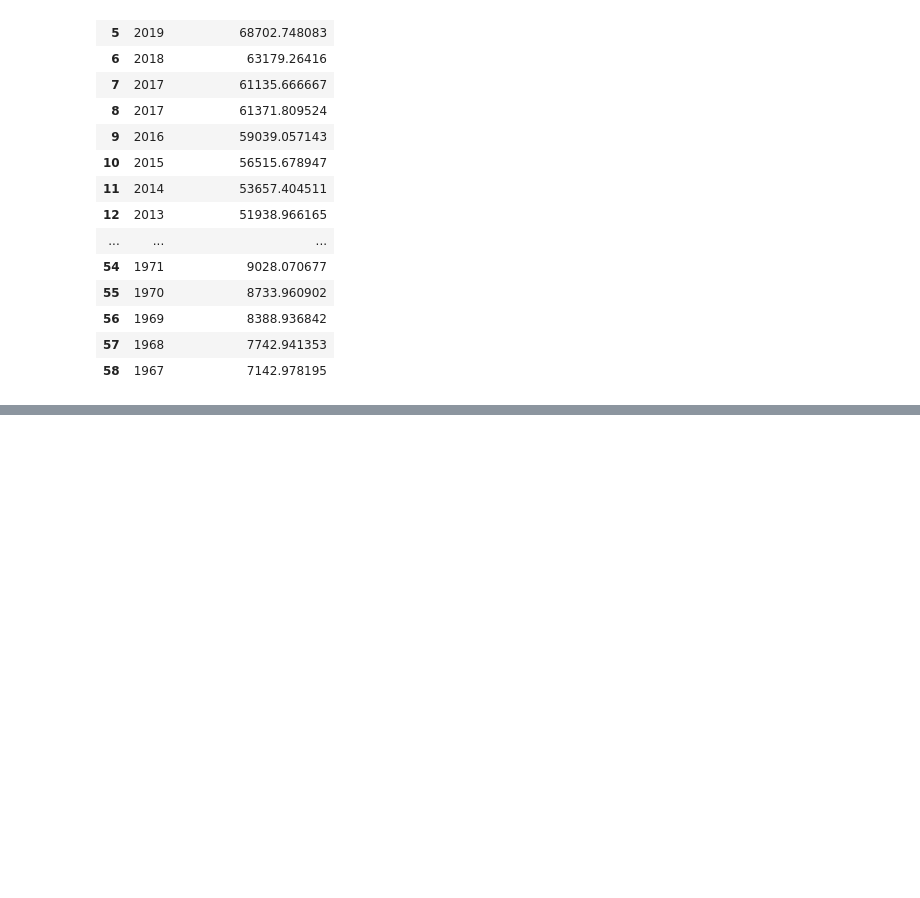
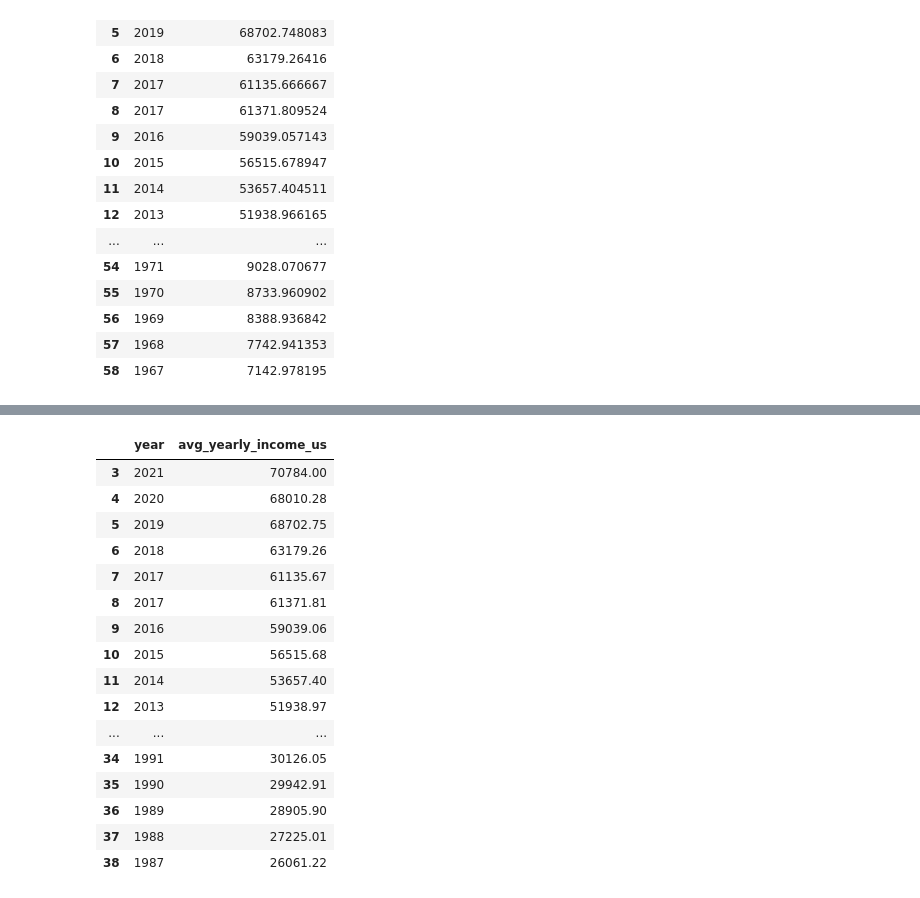
Before and after one commit to KimberlyW618/final_group_project, a Jupyter notebook: code/Median Income in US per year.ipynb, the cells around one changed output, grey strips where cells are left out. Saved outputs shown, nothing was run; the diff lists cells and outputs as text; code cells hidden in the pictures; blank space fills up the shorter version.

```diff
--- a/code/Median Income in US per year.ipynb
+++ b/code/Median Income in US per year.ipynb
@@ -97 +125,22 @@ df3
+# %%
+df6 = df5.round(2)
+df6
+# %% [output]
+|  | year | avg_yearly_income_us |
+| 3 | 2021 | 70784.00 |
+| 4 | 2020 | 68010.28 |
+| 5 | 2019 | 68702.75 |
+| 6 | 2018 | 63179.26 |
+| 7 | 2017 | 61135.67 |
+| 8 | 2017 | 61371.81 |
+| 9 | 2016 | 59039.06 |
+| 10 | 2015 | 56515.68 |
+| 11 | 2014 | 53657.40 |
+| 12 | 2013 | 51938.97 |
+| ... | ... | ... |
+| 34 | 1991 | 30126.05 |
+| 35 | 1990 | 29942.91 |
+| 36 | 1989 | 28905.90 |
+| 37 | 1988 | 27225.01 |
+| 38 | 1987 | 26061.22 |
 # %%
```
Also changed, not shown: parts of 3 cells of this notebook.
